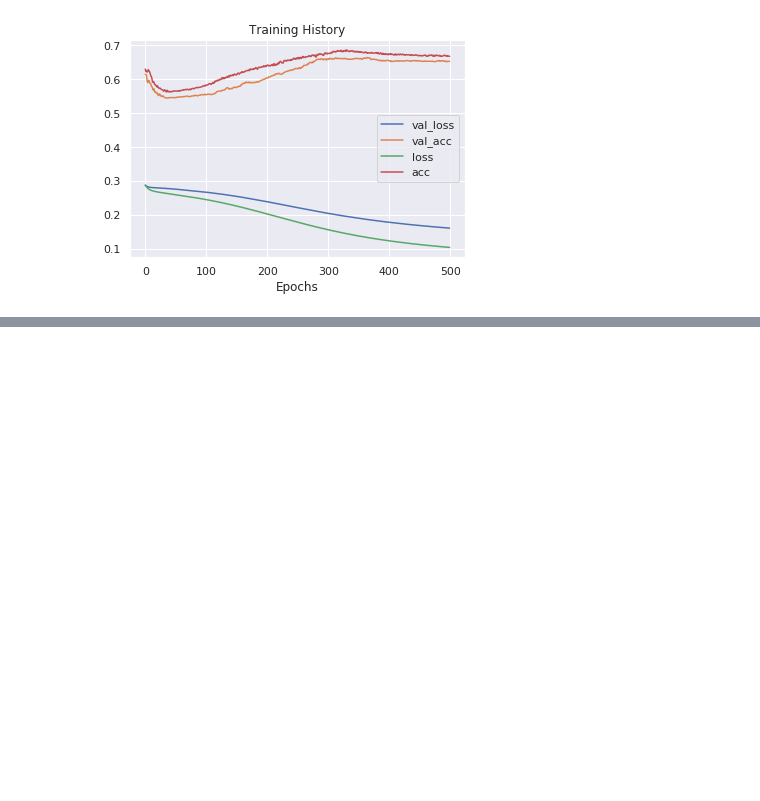
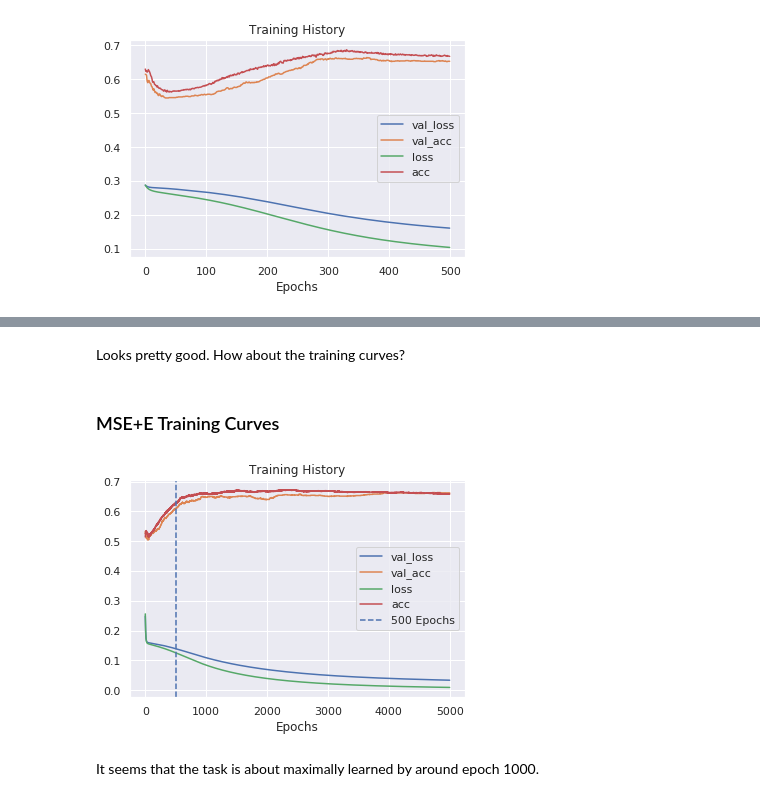
Before and after one commit to apra93/leabra-tf, a Jupyter notebook: docs/source/notebooks/0.2.1-Iterating-the-BP-Model-on-GPUs.ipynb, the cells around one changed output, grey strips where cells are left out. Saved outputs shown, nothing was run; the diff lists cells and outputs as text; code cells hidden in the pictures; blank space fills up the shorter version.

```diff
--- a/docs/source/notebooks/0.2.1-Iterating-the-BP-Model-on-GPUs.ipynb
+++ b/docs/source/notebooks/0.2.1-Iterating-the-BP-Model-on-GPUs.ipynb
@@ -595,0 +714,11 @@ Although this is definitely an interesting loss and accuracy plot.
+# %% [markdown]
+Looks pretty good. How about the training curves?
+# %% [markdown]
+### MSE+E Training Curves
+# %%
+plot_history(history)
+plt.show()
+# %% [output]
+[figure, added]
+# %% [markdown]
+It seems that the task is about maximally learned by around epoch 1000.
```
Also changed, not shown: parts of 28 cells of this notebook.
